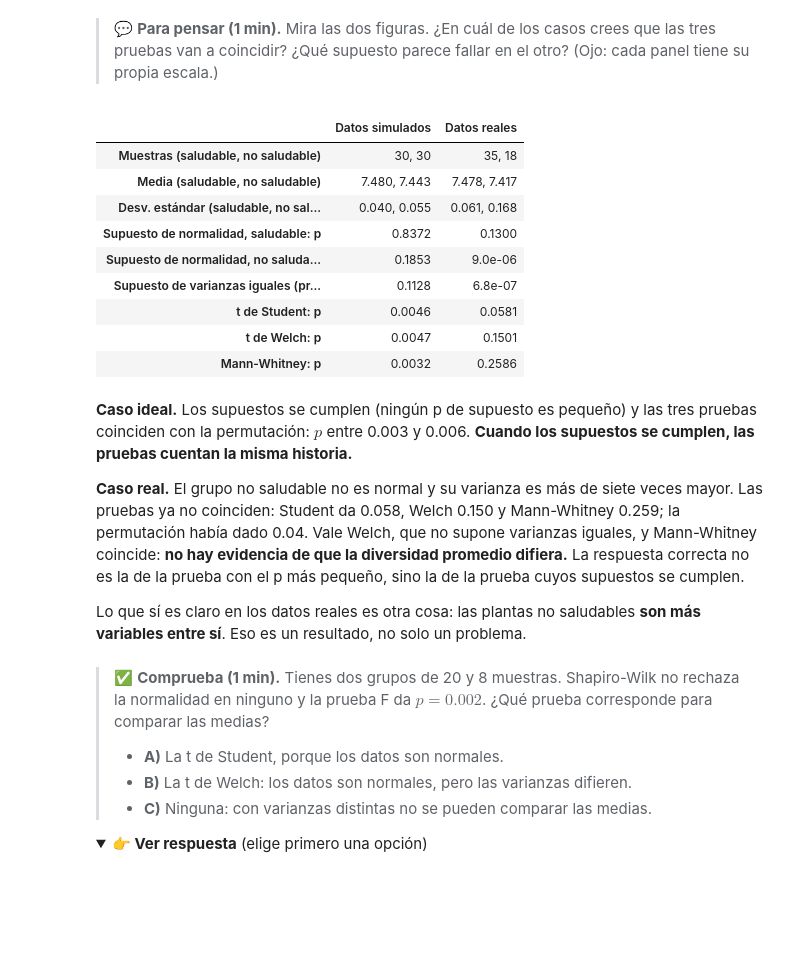
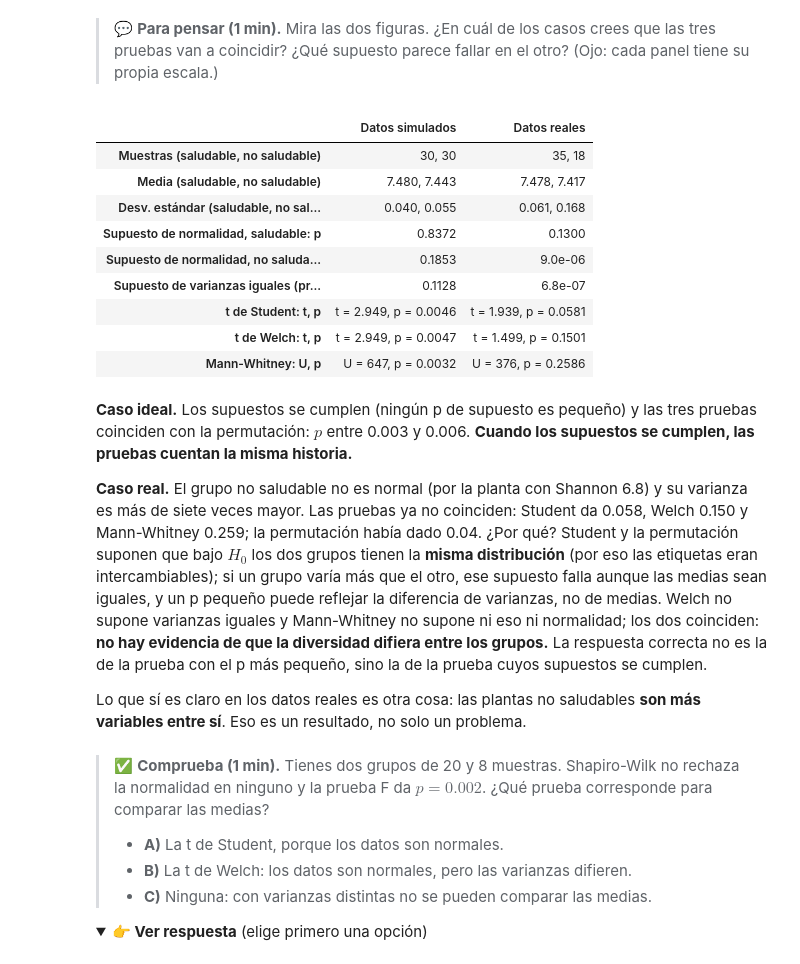
Before and after one commit to CamilaSilva1995/Tesis_Maestria, a Jupyter notebook: Taller_Practico/Taller_Rapido_Pruebas_de_hipotesis_con_Datos_Metagenomicos.ipynb, the cells around one changed output. Drawn from its saved outputs; the diff is of its cells as text; code cells hidden in the pictures; folded sections open; blank space fills up the shorter version.

```diff
--- a/Taller_Practico/Taller_Rapido_Pruebas_de_hipotesis_con_Datos_Metagenomicos.ipynb
+++ b/Taller_Practico/Taller_Rapido_Pruebas_de_hipotesis_con_Datos_Metagenomicos.ipynb
@@ -387,39 +413,43 @@ plt.show()
 # %%
 def comparar_grupos(x, y):
     "Supuestos y tres pruebas para dos grupos: devuelve una columna de resultados."
     F = x.var(ddof=1) / y.var(ddof=1)                    # cociente de varianzas muestrales (ddof=1 divide entre n - 1)
     cola = stats.f.cdf(F, len(x) - 1, len(y) - 1)        # probabilidad a la izquierda de F
+    # cada prueba devuelve su estadístico (t o U) y su valor p; se muestran los dos
+    student = stats.ttest_ind(x, y, equal_var=True)
+    welch = stats.ttest_ind(x, y, equal_var=False)
+    mw = stats.mannwhitneyu(x, y, alternative="two-sided", method="exact")   # U de scipy = W de wilcox.test en R
     return {
         "Muestras (saludable, no saludable)":            f"{len(x)}, {len(y)}",
         "Media (saludable, no saludable)":               f"{x.mean():.3f}, {y.mean():.3f}",
         "Desv. estándar (saludable, no saludable)":      f"{x.std(ddof=1):.3f}, {y.std(ddof=1):.3f}",
         # supuestos: un p pequeño indica que el supuesto NO se cumple
         "Supuesto de normalidad, saludable: p":          formato_p(stats.shapiro(x).pvalue),
         "Supuesto de normalidad, no saludable: p":       formato_p(stats.shapiro(y).pvalue),
         "Supuesto de varianzas iguales (prueba F): p":   formato_p(2 * min(cola, 1 - cola)),   # bilateral
         # pruebas: un p pequeño indica que los grupos difieren
-        "t de Student: p":                               formato_p(stats.ttest_ind(x, y, equal_var=True).pvalue),
-        "t de Welch: p":                                 formato_p(stats.ttest_ind(x, y, equal_var=False).pvalue),
-        "Mann-Whitney: p":                               formato_p(stats.mannwhitneyu(x, y, alternative="two-sided", method="exact").pvalue),
+        "t de Student: t, p":                            f"t = {student.statistic:.3f}, p = {formato_p(student.pvalue)}",
+        "t de Welch: t, p":                              f"t = {welch.statistic:.3f}, p = {formato_p(welch.pvalue)}",
+        "Mann-Whitney: U, p":                            f"U = {mw.statistic:.0f}, p = {formato_p(mw.pvalue)}",
     }
 
 # Una columna por caso: las filas quedan alineadas porque las dos columnas tienen los mismos nombres
 display(pd.DataFrame({"Datos simulados": comparar_grupos(x_sim, y_sim), "Datos reales": comparar_grupos(x, y)}))
 # %% [output]
 |  | Datos simulados | Datos reales |
 | Muestras (saludable, no saludable) | 30, 30 | 35, 18 |
 | Media (saludable, no saludable) | 7.480, 7.443 | 7.478, 7.417 |
 | Desv. estándar (saludable, no sal... | 0.040, 0.055 | 0.061, 0.168 |
 | Supuesto de normalidad, saludable: p | 0.8372 | 0.1300 |
 | Supuesto de normalidad, no saluda... | 0.1853 | 9.0e-06 |
 | Supuesto de varianzas iguales (pr... | 0.1128 | 6.8e-07 |
-| t de Student: p | 0.0046 | 0.0581 |
-| t de Welch: p | 0.0047 | 0.1501 |
-| Mann-Whitney: p | 0.0032 | 0.2586 |
+| t de Student: t, p | t = 2.949, p = 0.0046 | t = 1.939, p = 0.0581 |
+| t de Welch: t, p | t = 2.949, p = 0.0047 | t = 1.499, p = 0.1501 |
+| Mann-Whitney: U, p | U = 647, p = 0.0032 | U = 376, p = 0.2586 |
 # %% [markdown]
 **Caso ideal.** Los supuestos se cumplen (ningún p de supuesto es pequeño) y las tres pruebas coinciden con la permutación: $p$ entre 0.003 y 0.006. **Cuando los supuestos se cumplen, las pruebas cuentan la misma historia.**
 
-**Caso real.** El grupo no saludable no es normal y su varianza es más de siete veces mayor. Las pruebas ya no coinciden: Student da 0.058, Welch 0.150 y Mann-Whitney 0.259; la permutación había dado 0.04. Vale Welch, que no supone varianzas iguales, y Mann-Whitney coincide: **no hay evidencia de que la diversidad promedio difiera.** La respuesta correcta no es la de la prueba con el p más pequeño, sino la de la prueba cuyos supuestos se cumplen.
+**Caso real.** El grupo no saludable no es normal (por la planta con Shannon 6.8) y su varianza es más de siete veces mayor. Las pruebas ya no coinciden: Student da 0.058, Welch 0.150 y Mann-Whitney 0.259; la permutación había dado 0.04. ¿Por qué? Student y la permutación suponen que bajo $H_0$ los dos grupos tienen la **misma distribución** (por eso las etiquetas eran intercambiables); si un grupo varía más que el otro, ese supuesto falla aunque las medias sean iguales, y un p pequeño puede reflejar la diferencia de varianzas, no de medias. Welch no supone varianzas iguales y Mann-Whitney no supone ni eso ni normalidad; los dos coinciden: **no hay evidencia de que la diversidad difiera entre los grupos.** La respuesta correcta no es la de la prueba con el p más pequeño, sino la de la prueba cuyos supuestos se cumplen.
 
 Lo que sí es claro en los datos reales es otra cosa: las plantas no saludables **son más variables entre sí**. Eso es un resultado, no solo un problema.
 # %% [markdown]
```
Also changed, not shown: parts of 20 cells of this notebook, 10 other files.
